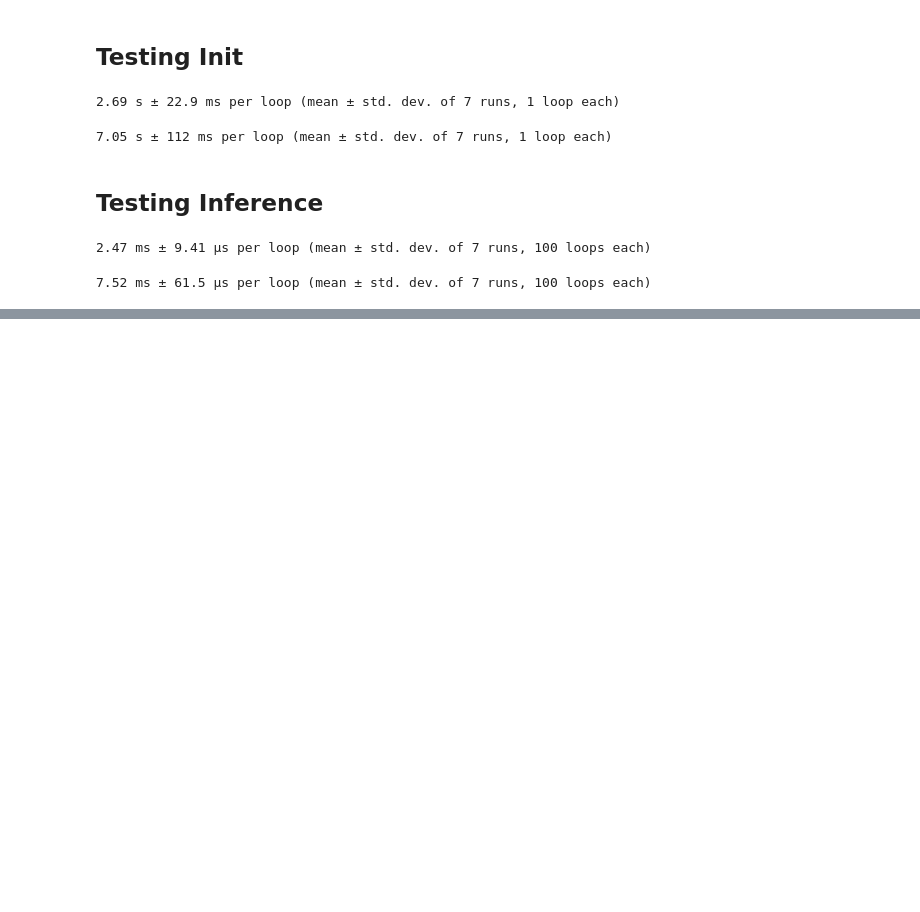
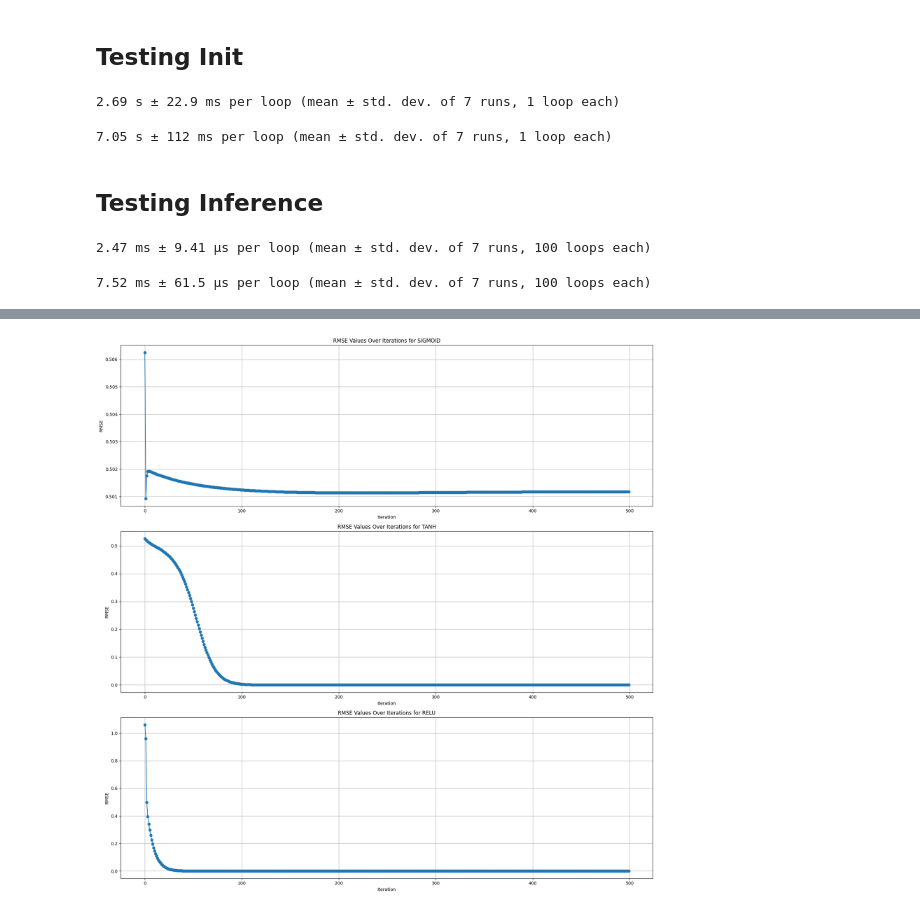
Before and after one commit to viraj-cz/predictive-coding, a Jupyter notebook: scripts/func_tester.ipynb, the cells around one changed output, grey strips where cells are left out. Cells and saved outputs as stored; diff of their text form; code cells hidden in the pictures; blank space fills up the shorter version.

```diff
--- a/scripts/func_tester.ipynb
+++ b/scripts/func_tester.ipynb
@@ -173,0 +231,38 @@ torch_infer.infer(x,w,b,parameters)
+# %%
+in_data = torch.tensor([[0,0],[0,1],[1,0],[1,1]], dtype=torch.float32)
+out_data = torch.tensor([1,0,0,1], dtype=torch.float32)
+w,b = torch_init.initializer(parameters["neurons"], "xavier")
+# %%
+activations = ["SIGMOID", "TANH", "RELU"]
+err_arrs = [None] * len(activations)
+
+fig, axs = plt.subplots(len(activations), 1, figsize=(18, 18))
+
+for j in range(len(activations)):
+  err_arr = []
+  parameters["act_type"] = activations[j]
+  if (activations[j] == "TANH") or (activations[j] == "SIGMOID"):
+    w, b = torch_init.initializer(parameters["neurons"], "xavier")
+  if (activations[j] == "RELU"):
+    w, b = torch_init.initializer(parameters["neurons"], "he")
+  for i in range(500):
+    torch_learn.learn(in_data,out_data, w ,b, parameters)
+    predicted = []
+    for data in in_data:
+        pred = torch_forward.predict(data, w, b, parameters["n_layers"],parameters["act_type"],parameters["alpha"])
+        predicted.append(pred)
+
+    predicted = torch.tensor(predicted)
+    rmse = torch_loss.RMS_error(out_data, predicted)
+    err_arr.append(rmse)
+  err_arrs[j] = err_arr
+  new_arr = [num.item() for num in err_arrs[j]]
+  axs[j].plot(new_arr, marker='o', linestyle='-')
+  axs[j].set_title(f'RMSE Values Over Iterations for {activations[j]}')
+  axs[j].set_xlabel('Iteration')
+  axs[j].set_ylabel('RMSE')
+  axs[j].grid(True)
+plt.tight_layout()
+plt.show()
+# %% [output]
+[figure, added]
```
Also changed, not shown: parts of 6 cells of this notebook, 5 other files.
